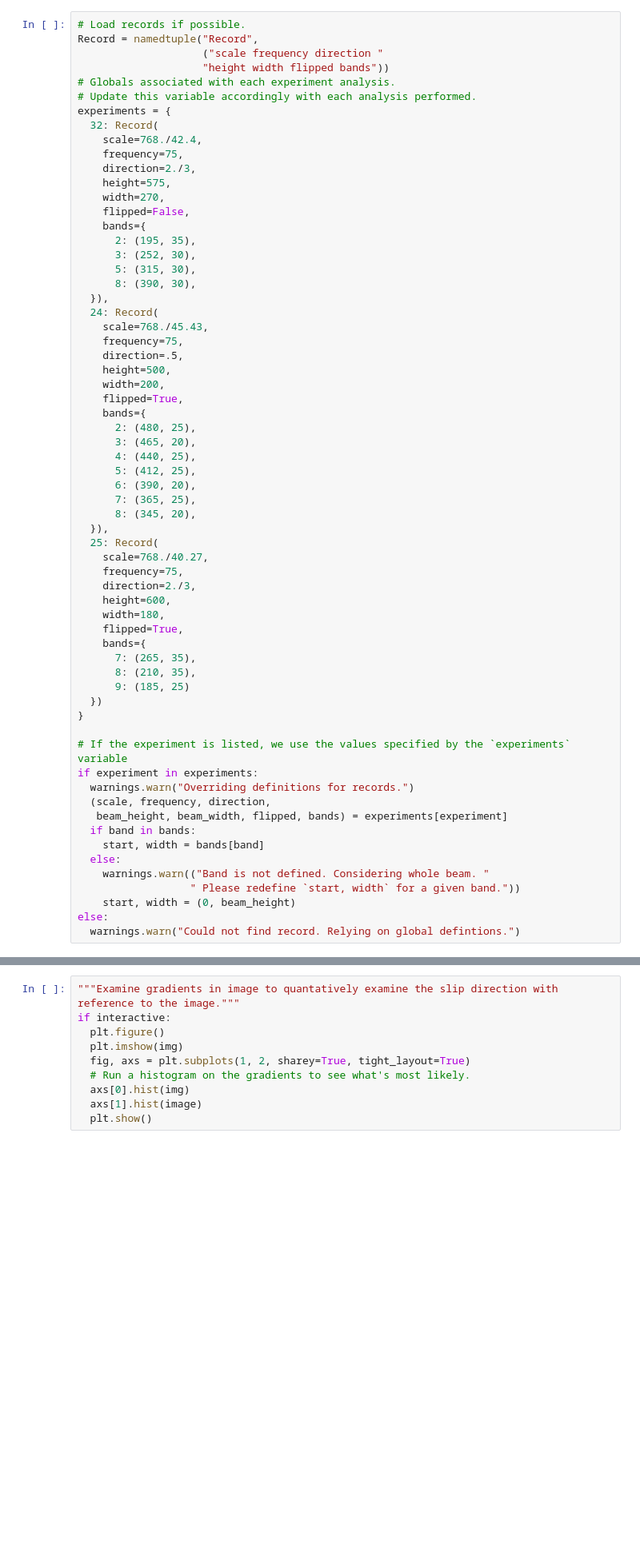
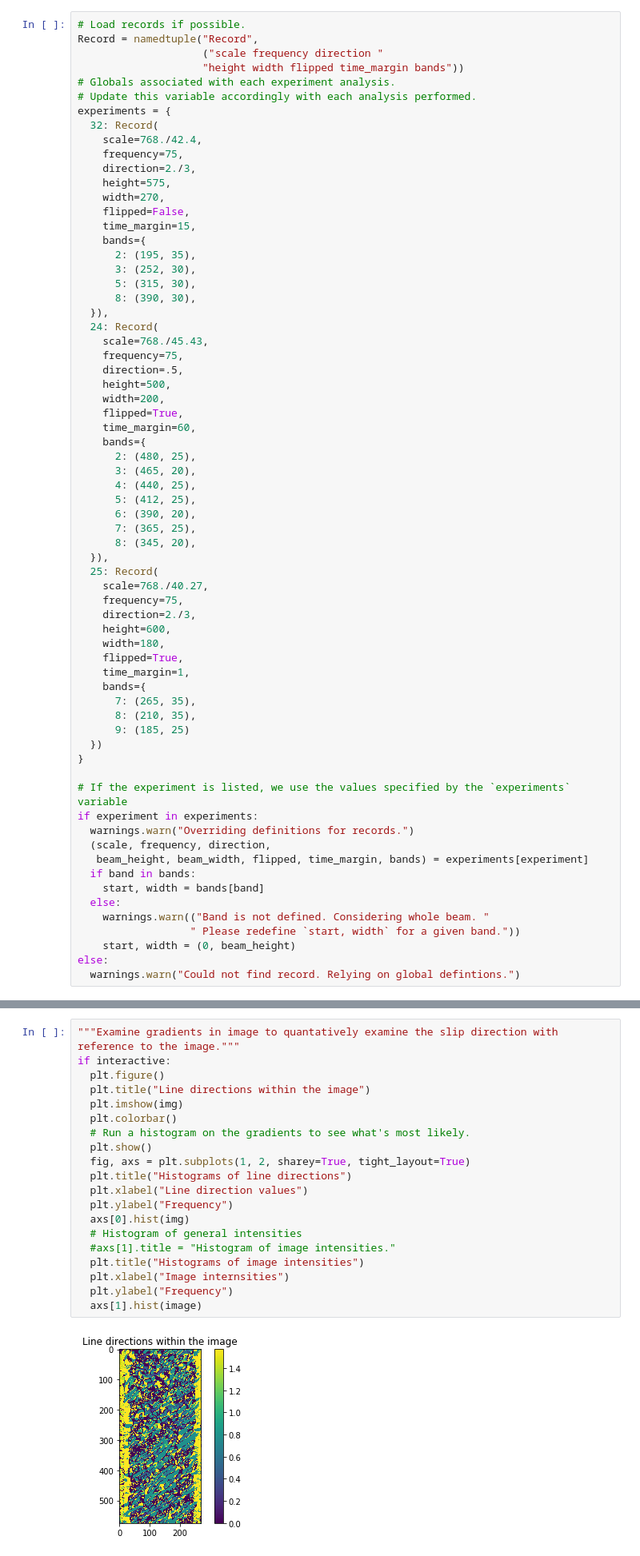
Before and after one commit to cemel-jhu/PSB-Image-Processing, a Jupyter notebook: PSB_Processing.ipynb, the cells around one changed output, grey strips where cells are left out. Shown at 80% size. Drawn from its saved outputs; the diff is of its cells as text; blank space fills up the shorter version.

```diff
--- a/PSB_Processing.ipynb
+++ b/PSB_Processing.ipynb
@@ -53,7 +52,7 @@ sigma = 0.65
 # Load records if possible.
 Record = namedtuple("Record",
                     ("scale frequency direction "
-                    "height width flipped bands"))
+                    "height width flipped time_margin bands"))
 # Globals associated with each experiment analysis.
 # Update this variable accordingly with each analysis performed.
 experiments = {
@@ -64,6 +63,7 @@ experiments = {
     height=575,
     width=270,
     flipped=False,
+    time_margin=15,
     bands={
       2: (195, 35),
       3: (252, 30),
@@ -77,6 +77,7 @@ experiments = {
     height=500,
     width=200,
     flipped=True,
+    time_margin=60,
     bands={
       2: (480, 25),
       3: (465, 20),
@@ -93,6 +94,7 @@ experiments = {
     height=600,
     width=180,
     flipped=True,
+    time_margin=1,
     bands={
       7: (265, 35),
       8: (210, 35),
@@ -104,7 +106,7 @@ experiments = {
 if experiment in experiments:
   warnings.warn("Overriding definitions for records.")
   (scale, frequency, direction,
-   beam_height, beam_width, flipped, bands) = experiments[experiment]
+   beam_height, beam_width, flipped, time_margin, bands) = experiments[experiment]
   if band in bands:
     start, width = bands[band]
   else:
@@ -210,11 +214,23 @@ img = determine_psb_slip_direction(image, sigma=3)
 # %%
 """Examine gradients in image to quantatively examine the slip direction with
 reference to the image."""
 if interactive:
   plt.figure()
+  plt.title("Line directions within the image")
   plt.imshow(img)
+  plt.colorbar()
+  # Run a histogram on the gradients to see what's most likely.
+  plt.show()
   fig, axs = plt.subplots(1, 2, sharey=True, tight_layout=True)
-  # Run a histogram on the gradients to see what's most likely.
+  plt.title("Histograms of line directions")
+  plt.xlabel("Line direction values")
+  plt.ylabel("Frequency")
   axs[0].hist(img)
+  # Histogram of general intensities
+  #axs[1].title = "Histogram of image intensities."
+  plt.title("Histograms of image intensities")
+  plt.xlabel("Image internsities")
+  plt.ylabel("Frequency")
   axs[1].hist(image)
-  plt.show()
+# %% [output]
+[figure, added]
```
Also changed, not shown: parts of 16 cells of this notebook, 5 other files.
